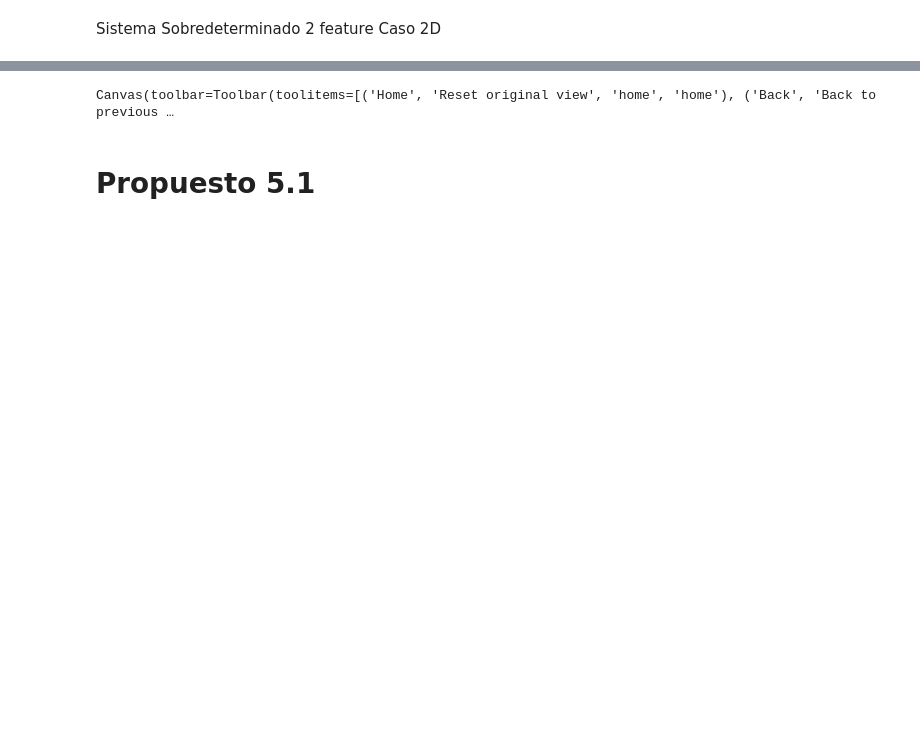
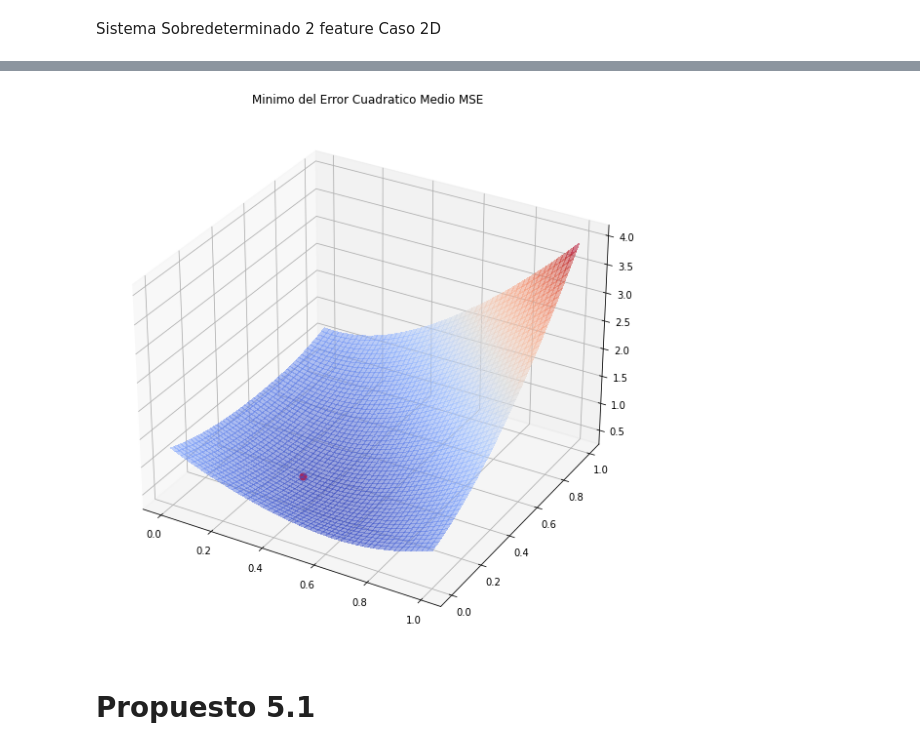
Before and after one commit to rollervan/FunMat, a Jupyter notebook: Codes/Clase V.ipynb, the cells around one changed output, grey strips where cells are left out. Saved outputs shown, nothing was run; the diff lists cells and outputs as text; code cells hidden in the pictures; blank space fills up the shorter version.

```diff
--- a/Codes/Clase V.ipynb
+++ b/Codes/Clase V.ipynb
@@ -471,28 +472,28 @@ array([[0.63378269]])
 # %%
 w0, w1 = symbols('w:2', real=True)
 W = np.array([[w0], [w1]])
 
 N = Matrix((X@W-y_train)**2).norm()
 x = np.linspace(0, 1, 1000)
 y = np.linspace(0, 1, 1000)
 
 N_np = lambdify((w0,w1), N)#(x,y)
 
-fig, ax = plt.subplots(subplot_kw={"projection": "3d"})
-
+fig = plt.figure(figsize=(10,10))
+ax = plt.axes(projection='3d')
 # Make data.
 x_m, y_m = np.meshgrid(x,y)
 
 # Plot the surface.
 surf = ax.plot_surface(x_m, y_m, N_np(x_m,y_m), cmap=cm.coolwarm,
                        linewidth=0, antialiased=False, alpha=0.5)
 
 # plt.scatter(x=[1], y=[1], zs=[1.0])
 ax.scatter(p_1[0],p_1[1], zs=N.subs({w0:p_1[0].squeeze(), w1:p_1[1].squeeze()}), c = 'r', s=50, marker='o')
 plt.title('Minimo del Error Cuadratico Medio MSE')
 plt.show()
 # %% [output]
-Canvas(toolbar=Toolbar(toolitems=[('Home', 'Reset original view', 'home', 'home'), ('Back', 'Back to previous …
+[figure, added]
 # %% [markdown]
 # Propuesto 5.1
 # %%
```
Also changed, not shown: parts of 11 cells of this notebook.
